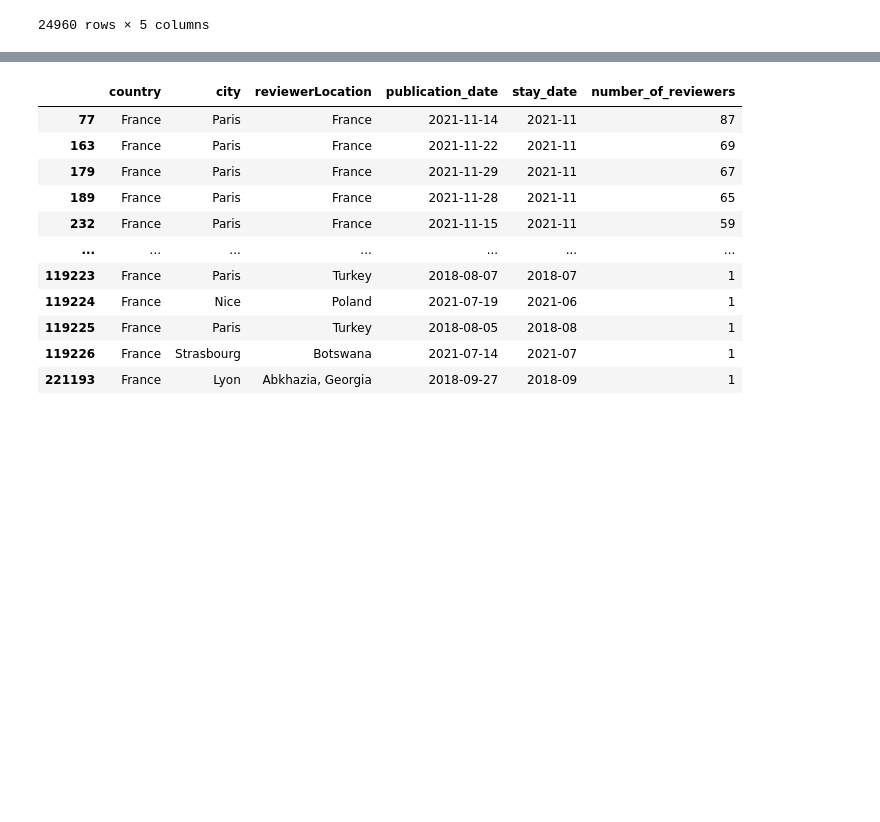
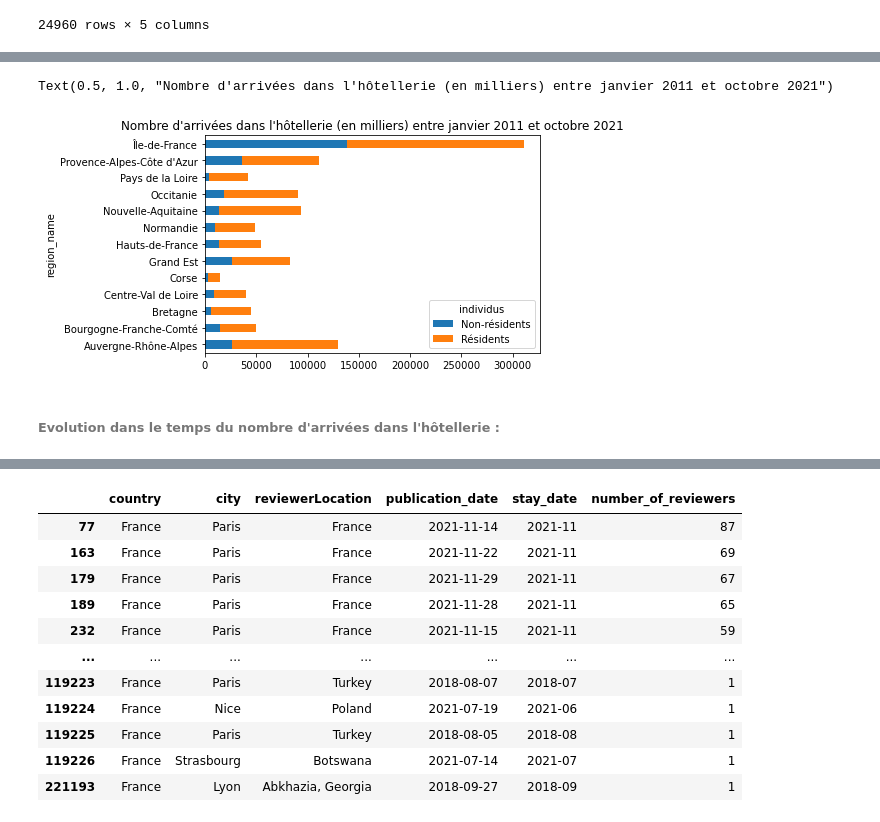
Before and after one commit to julienowack/stat_app, a Jupyter notebook: exploration des bdd.ipynb, the cells around one changed output, grey strips where cells are left out. Drawn from its saved outputs; the diff is of its cells as text; code cells hidden in the pictures; blank space fills up the shorter version.

```diff
--- a/exploration des bdd.ipynb
+++ b/exploration des bdd.ipynb
@@ -159,0 +250,8 @@ df_France_Official_Data
+# %%
+df_arrivees_hotel_regions2.groupby(['region_name','individus']).sum().unstack().plot(kind='barh',y='value_in_thousands', stacked=True)
+plt.title("Nombre d'arrivées dans l'hôtellerie (en milliers) entre janvier 2011 et octobre 2021")
+# %% [output]
+Text(0.5, 1.0, "Nombre d'arrivées dans l'hôtellerie (en milliers) entre janvier 2011 et octobre 2021")
+[figure, added]
+# %% [markdown]
+###### Evolution dans le temps du nombre d'arrivées dans l'hôtellerie :
```
Also changed, not shown: parts of 24 cells of this notebook.
